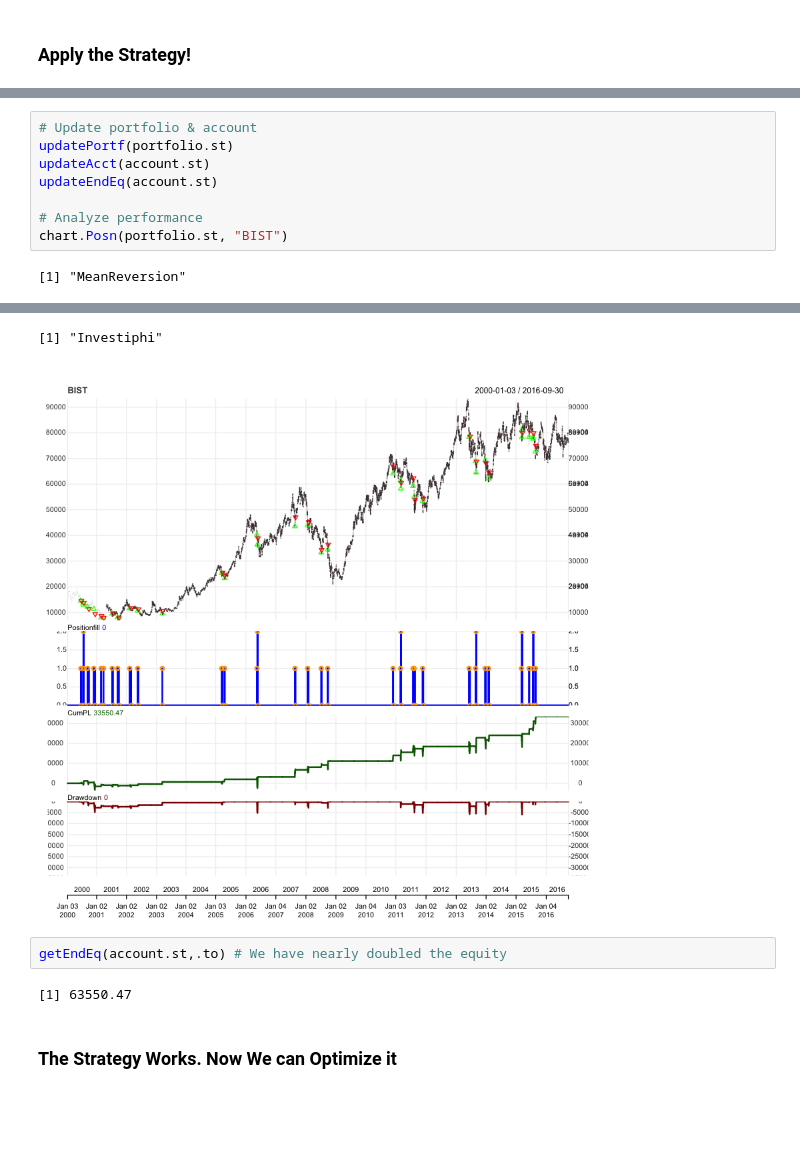
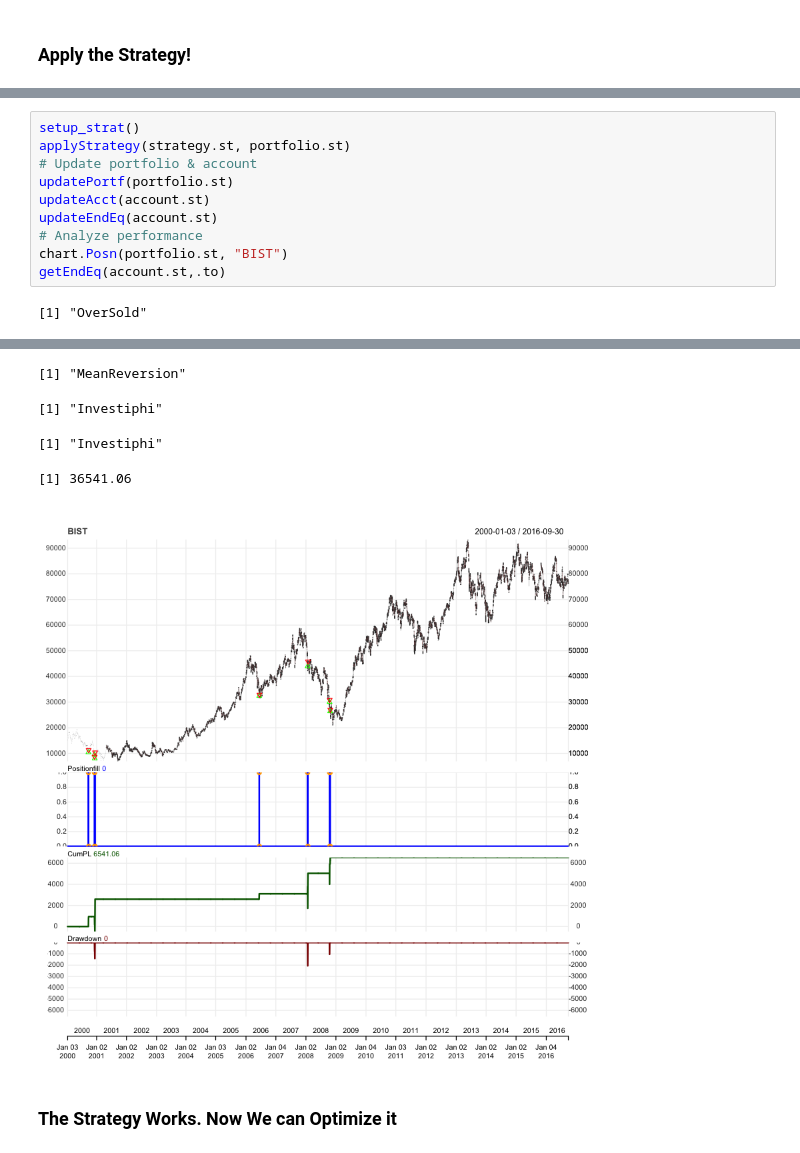
Before and after one commit to ktkutay/ec581, a Jupyter notebook: assignments/4/oversold-strategy.ipynb, the cells around one changed output, grey strips where cells are left out. Cells and saved outputs as stored; diff of their text form; blank space fills up the shorter version.

```diff
--- a/assignments/4/oversold-strategy.ipynb
+++ b/assignments/4/oversold-strategy.ipynb
@@ -295,10 +191,12 @@ results = applyStrategy(strategy.st, portfolio.st)
 # %%
+setup_strat()
+applyStrategy(strategy.st, portfolio.st)
 # Update portfolio & account
 updatePortf(portfolio.st)
 updateAcct(account.st)
 updateEndEq(account.st)
-
 # Analyze performance
 chart.Posn(portfolio.st, "BIST")
+getEndEq(account.st,.to)
 # %% [output]
-[1] "MeanReversion"
+[1] "OverSold"
@@ -306,9 +217,8 @@ chart.Posn(portfolio.st, "BIST")
-[1] "Investiphi"
+[1] "MeanReversion"
+[1] "Investiphi"
+[1] "Investiphi"
+[1] 36541.06
-[figure, old version]
+[figure, new version]
-# %%
-getEndEq(account.st,.to) # We have nearly doubled the equity
-# %% [output]
-[1] 63550.47
 # %% [markdown]
 ### The Strategy Works. Now We can Optimize it
 # %%
```
Also changed, not shown: parts of 40 cells of this notebook.
